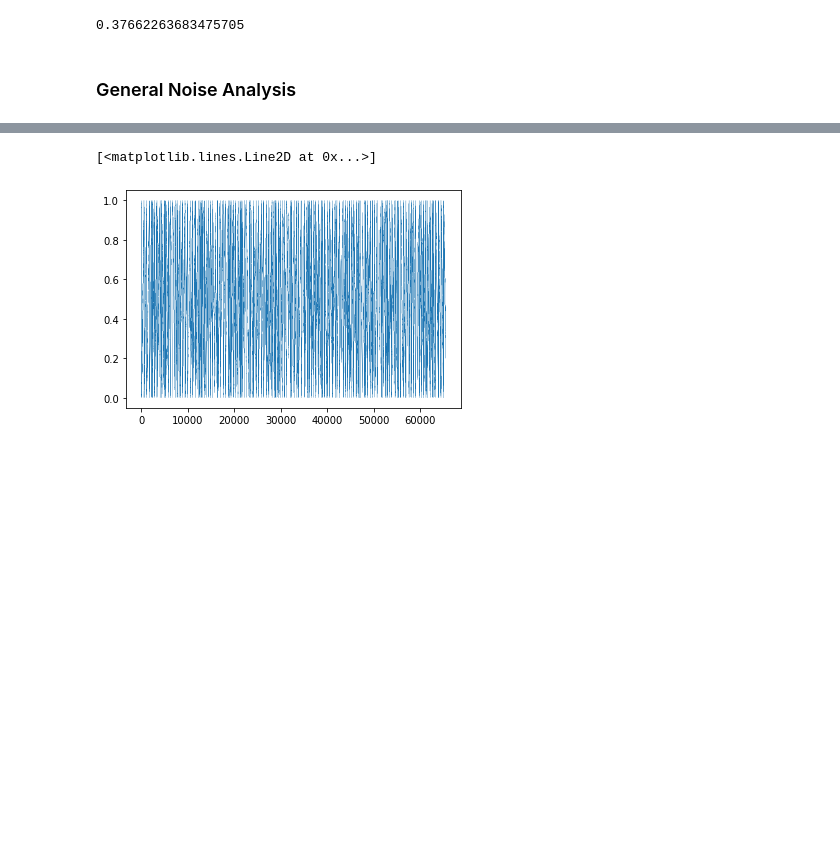
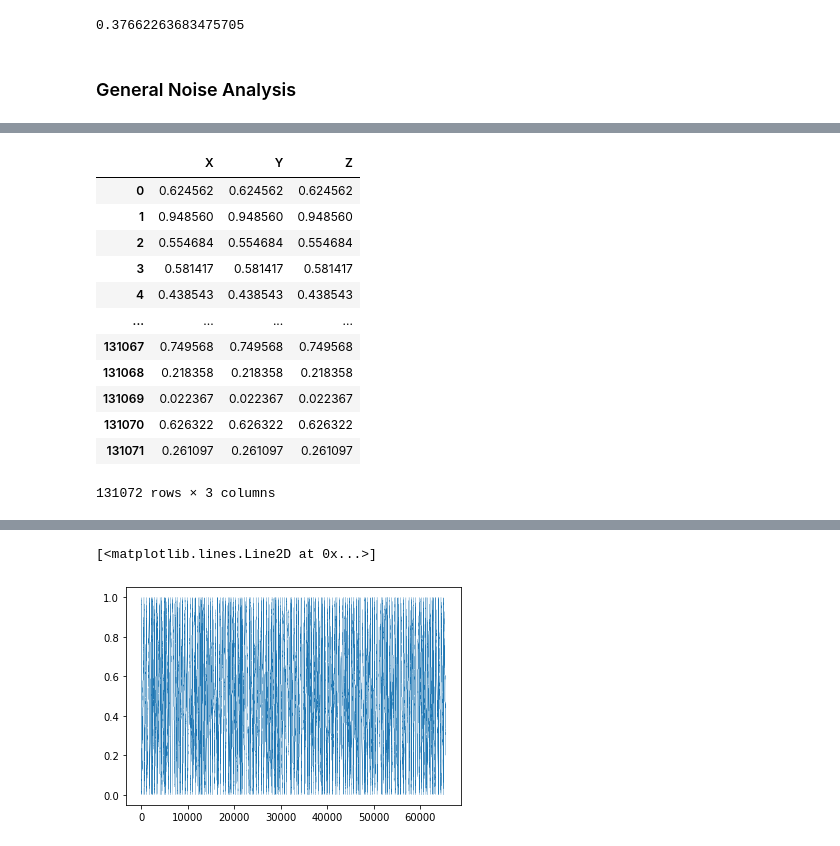
Before and after one commit to RobertRuta/GPU_Accelerated_Vicsek, a Jupyter notebook: data_analysis/data_analysis.ipynb, the cells around one changed output, grey strips where cells are left out. Saved outputs shown, nothing was run; the diff lists cells and outputs as text; code cells hidden in the pictures; blank space fills up the shorter version.

```diff
--- a/data_analysis/data_analysis.ipynb
+++ b/data_analysis/data_analysis.ipynb
@@ -324,0 +360,19 @@ random_df
+# %%
+bw = pd.concat([norm_df["randAngle"], norm_df["randAngle"], norm_df["randAngle"]], axis=1)
+bw.columns = ["X", "Y", "Z"]
+bw = bw / np.pi
+bw
+# %% [output]
+|  | X | Y | Z |
+| 0 | 0.624562 | 0.624562 | 0.624562 |
+| 1 | 0.948560 | 0.948560 | 0.948560 |
+| 2 | 0.554684 | 0.554684 | 0.554684 |
+| 3 | 0.581417 | 0.581417 | 0.581417 |
+| 4 | 0.438543 | 0.438543 | 0.438543 |
+| ... | ... | ... | ... |
+| 131067 | 0.749568 | 0.749568 | 0.749568 |
+| 131068 | 0.218358 | 0.218358 | 0.218358 |
+| 131069 | 0.022367 | 0.022367 | 0.022367 |
+| 131070 | 0.626322 | 0.626322 | 0.626322 |
+| 131071 | 0.261097 | 0.261097 | 0.261097 |
+131072 rows × 3 columns
```
Also changed, not shown: parts of 9 cells of this notebook, 14 other files.
